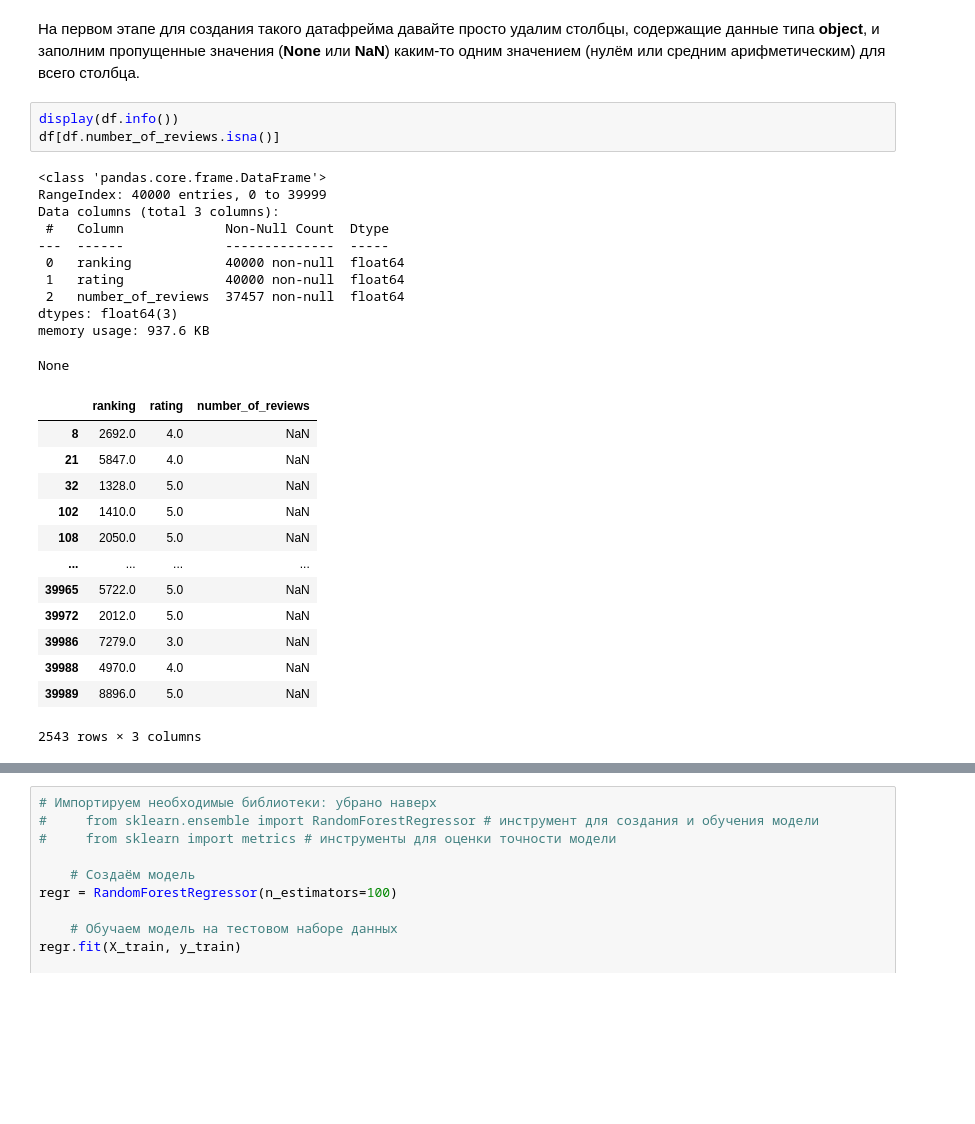
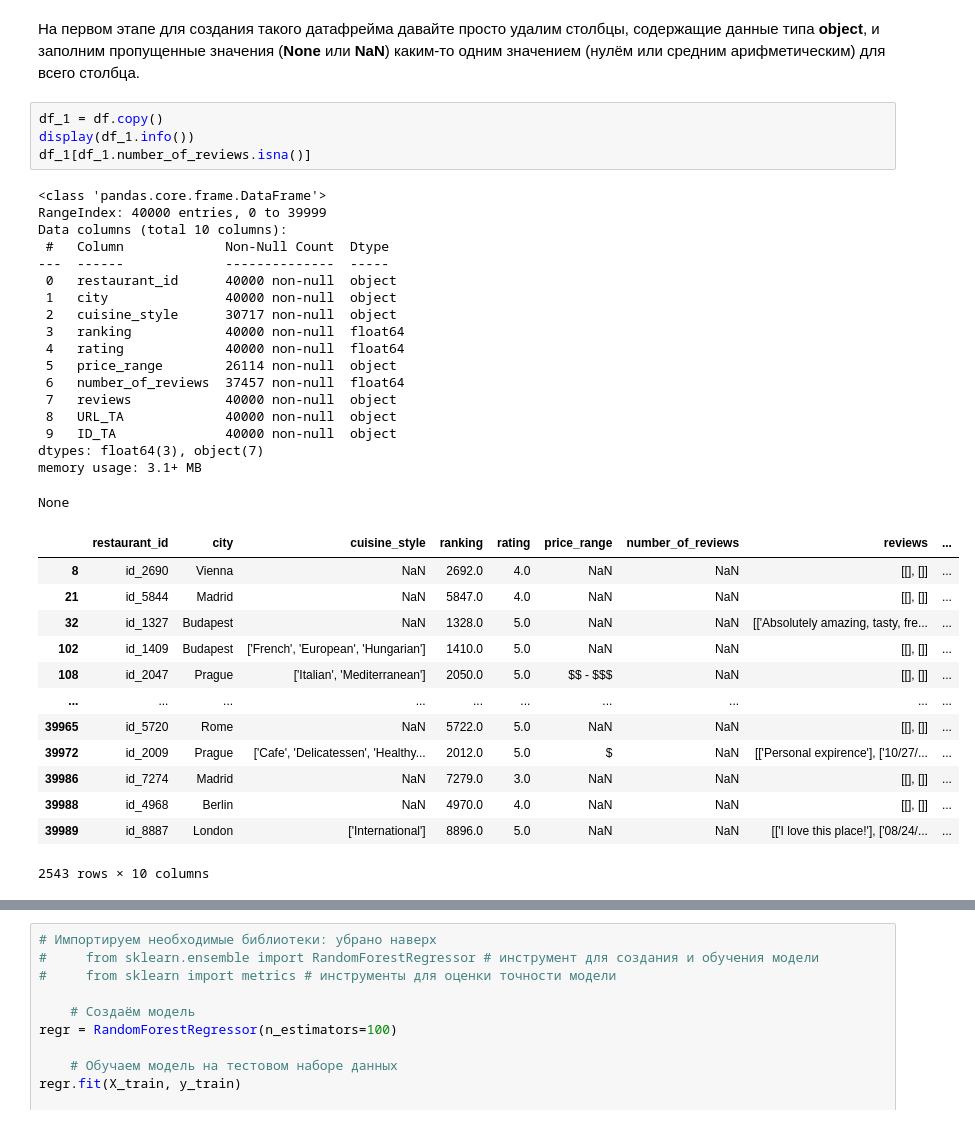
Before and after one commit to Ruslan-Lis/Skill_Factory, a Jupyter notebook: module_3/Project_3_R-Lisin.ipynb, the cells around one changed output, grey strips where cells are left out. Saved outputs shown, nothing was run; the diff lists cells and outputs as text; blank space fills up the shorter version.

```diff
--- a/module_3/Project_3_R-Lisin.ipynb
+++ b/module_3/Project_3_R-Lisin.ipynb
@@ -77,31 +74,39 @@ str
 # %% [markdown]
 На первом этапе для создания такого датафрейма давайте просто удалим столбцы, содержащие данные типа __object__, и заполним пропущенные значения (__None__ или __NaN__) каким-то одним значением (нулём или средним арифметическим) для всего столбца.
 # %%
-display(df.info())
-df[df.number_of_reviews.isna()]
+df_1 = df.copy()
+display(df_1.info())
+df_1[df_1.number_of_reviews.isna()]
 # %% [output]
 <class 'pandas.core.frame.DataFrame'>
 RangeIndex: 40000 entries, 0 to 39999
-Data columns (total 3 columns):
+Data columns (total 10 columns):
  #   Column             Non-Null Count  Dtype
 ---  ------             --------------  -----
- 0   ranking            40000 non-null  float64
- 1   rating             40000 non-null  float64
- 2   number_of_reviews  37457 non-null  float64
-dtypes: float64(3)
-memory usage: 937.6 KB
+ 0   restaurant_id      40000 non-null  object
+ 1   city               40000 non-null  object
+ 2   cuisine_style      30717 non-null  object
+ 3   ranking            40000 non-null  float64
+ 4   rating             40000 non-null  float64
+ 5   price_range        26114 non-null  object
+ 6   number_of_reviews  37457 non-null  float64
+ 7   reviews            40000 non-null  object
+ 8   URL_TA             40000 non-null  object
+ 9   ID_TA              40000 non-null  object
+dtypes: float64(3), object(7)
+memory usage: 3.1+ MB
 None
-|  | ranking | rating | number_of_reviews |
-| 8 | 2692.0 | 4.0 | NaN |
-| 21 | 5847.0 | 4.0 | NaN |
-| 32 | 1328.0 | 5.0 | NaN |
-| 102 | 1410.0 | 5.0 | NaN |
-| 108 | 2050.0 | 5.0 | NaN |
-| ... | ... | ... | ... |
-| 39965 | 5722.0 | 5.0 | NaN |
-| 39972 | 2012.0 | 5.0 | NaN |
-| 39986 | 7279.0 | 3.0 | NaN |
-| 39988 | 4970.0 | 4.0 | NaN |
-| 39989 | 8896.0 | 5.0 | NaN |
+|  | restaurant_id | city | cuisine_style | ranking | rating | price_range | number_of_reviews | reviews | ... |
+| 8 | id_2690 | Vienna | NaN | 2692.0 | 4.0 | NaN | NaN | [[], []] | ... |
+| 21 | id_5844 | Madrid | NaN | 5847.0 | 4.0 | NaN | NaN | [[], []] | ... |
+| 32 | id_1327 | Budapest | NaN | 1328.0 | 5.0 | NaN | NaN | [['Absolutely amazing, tasty, fre... | ... |
+| 102 | id_1409 | Budapest | ['French', 'European', 'Hungarian'] | 1410.0 | 5.0 | NaN | NaN | [[], []] | ... |
+| 108 | id_2047 | Prague | ['Italian', 'Mediterranean'] | 2050.0 | 5.0 | $$ - $$$ | NaN | [[], []] | ... |
+| ... | ... | ... | ... | ... | ... | ... | ... | ... | ... |
+| 39965 | id_5720 | Rome | NaN | 5722.0 | 5.0 | NaN | NaN | [[], []] | ... |
+| 39972 | id_2009 | Prague | ['Cafe', 'Delicatessen', 'Healthy... | 2012.0 | 5.0 | $ | NaN | [['Personal expirence'], ['10/27/... | ... |
+| 39986 | id_7274 | Madrid | NaN | 7279.0 | 3.0 | NaN | NaN | [[], []] | ... |
+| 39988 | id_4968 | Berlin | NaN | 4970.0 | 4.0 | NaN | NaN | [[], []] | ... |
+| 39989 | id_8887 | London | ['International'] | 8896.0 | 5.0 | NaN | NaN | [['I love this place!'], ['08/24/... | ... |
-2543 rows × 3 columns
+2543 rows × 10 columns
 # %%
```
Also changed, not shown: parts of 34 cells of this notebook.
